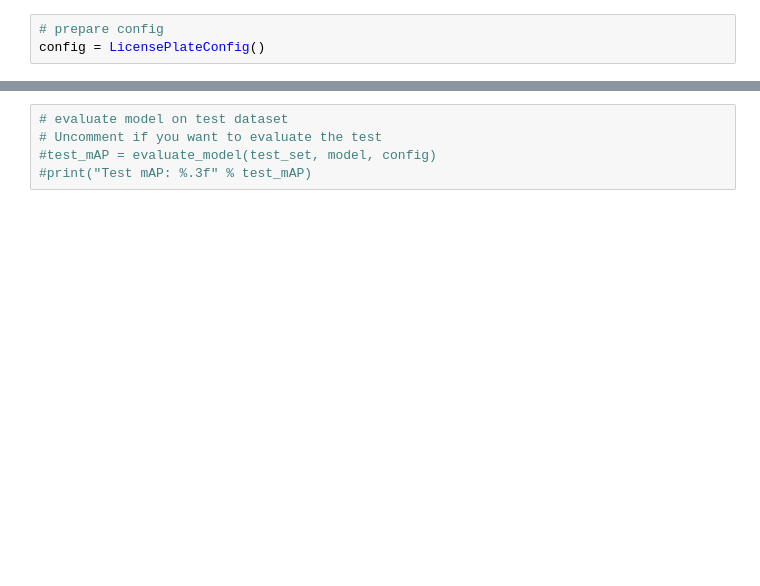
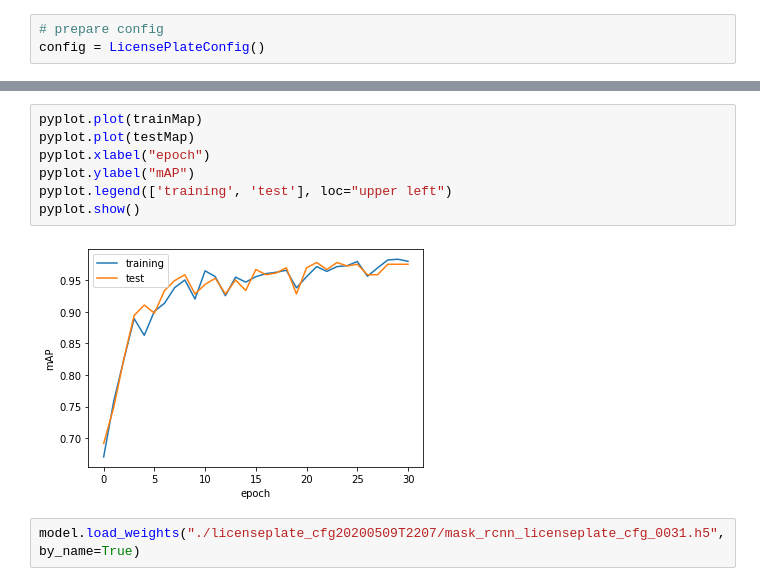
Before and after one commit to MedAmine-SUDO/Tunisian-License-Plate-Recognition, a Jupyter notebook: Model_Evaluation_Test.ipynb, the cells around one changed output, grey strips where cells are left out. Cells and saved outputs as stored; diff of their text form; blank space fills up the shorter version.

```diff
--- a/Model_Evaluation_Test.ipynb
+++ b/Model_Evaluation_Test.ipynb
@@ -145,8 +191,14 @@ model.load_weights('/content/licenseplate_cfg20200508T1727/mask_rcnn_licenseplat
-# %%
-# evaluate model on test dataset
-# Uncomment if you want to evaluate the test
-#test_mAP = evaluate_model(test_set, model, config)
-#print("Test mAP: %.3f" % test_mAP)
+# %%
+pyplot.plot(trainMap)
+pyplot.plot(testMap)
+pyplot.xlabel("epoch")
+pyplot.ylabel("mAP")
+pyplot.legend(['training', 'test'], loc="upper left")
+pyplot.show()
+# %% [output]
+[figure, added]
+# %%
+model.load_weights("./licenseplate_cfg20200509T2207/mask_rcnn_licenseplate_cfg_0031.h5", by_name=True)
 # %%
 # plot a number of photos with ground truth and predictions
 def plot_actual_vs_predicted(dataset, model, cfg, n_images=5):
```
Also changed, not shown: parts of 12 cells of this notebook.
